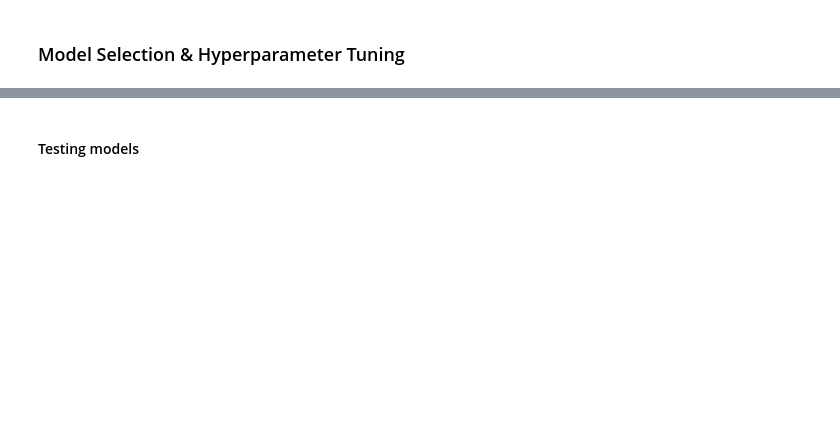
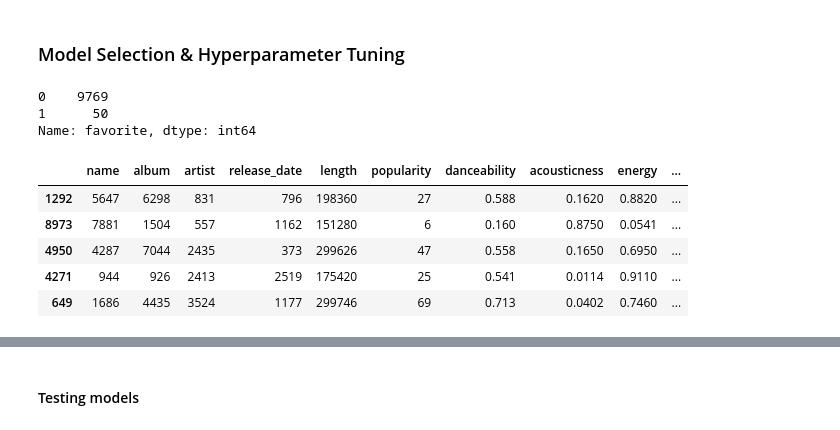
Before and after one commit to lognorman20/spotify_recommender, a Jupyter notebook: model_creation.ipynb, the cells around one changed output, grey strips where cells are left out. Cells and saved outputs as stored; diff of their text form; code cells hidden in the pictures; blank space fills up the shorter version.

```diff
--- a/model_creation.ipynb
+++ b/model_creation.ipynb
@@ -97,5 +95,31 @@ from sklearn.metrics import f1_score
 from sklearn.ensemble import RandomForestClassifier
 from sklearn.linear_model import LogisticRegression
 from sklearn.tree import DecisionTreeClassifier
+# %%
+# Checking for imbalance in data
+y.value_counts()
+# %% [output]
+0    9769
+1      50
+Name: favorite, dtype: int64
+# %%
+# Shuffle your dataset
+shuffle_df = X.sample(frac=1)
+
+# Define a size for your train set
+train_size = int(0.8 * len(X))
+
+# Split your dataset
+train_set = shuffle_df[:train_size]
+test_set = shuffle_df[train_size:]
+# %%
+train_set.head()
+# %% [output]
+|  | name | album | artist | release_date | length | popularity | danceability | acousticness | energy | ... |
+| 1292 | 5647 | 6298 | 831 | 796 | 198360 | 27 | 0.588 | 0.1620 | 0.8820 | ... |
+| 8973 | 7881 | 1504 | 557 | 1162 | 151280 | 6 | 0.160 | 0.8750 | 0.0541 | ... |
+| 4950 | 4287 | 7044 | 2435 | 373 | 299626 | 47 | 0.558 | 0.1650 | 0.6950 | ... |
+| 4271 | 944 | 926 | 2413 | 2519 | 175420 | 25 | 0.541 | 0.0114 | 0.9110 | ... |
+| 649 | 1686 | 4435 | 3524 | 1177 | 299746 | 69 | 0.713 | 0.0402 | 0.7460 | ... |
 # %%
 # Train / Split Data
```
Also changed, not shown: parts of 24 cells of this notebook.
